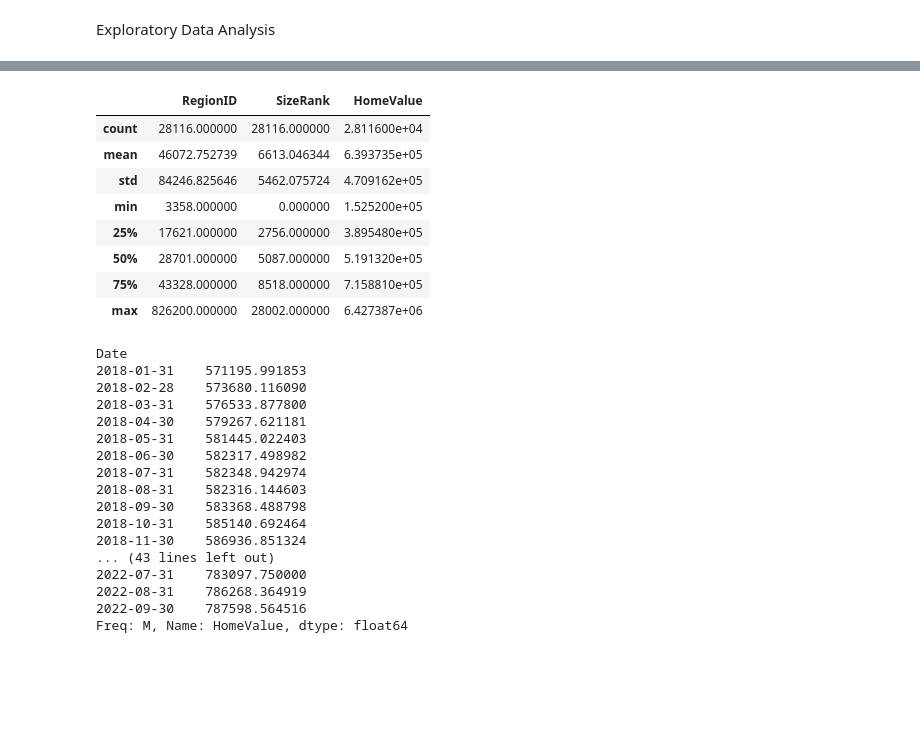
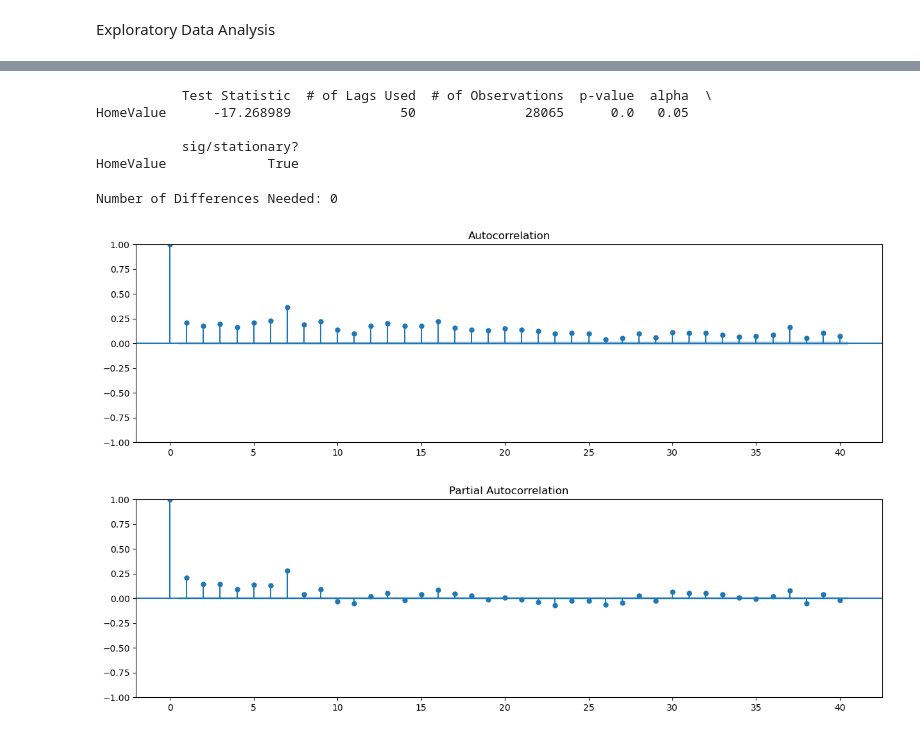
Before and after one commit to JamesCraig35/Preparing-Time-Series-from-Wide-Form-Data--Core-, a Jupyter notebook: Gridsearch SARIMA Models (Core).ipynb, the cells around one changed output, grey strips where cells are left out. Cells and saved outputs as stored; diff of their text form; code cells hidden in the pictures; blank space fills up the shorter version.

```diff
--- a/Gridsearch SARIMA Models (Core).ipynb
+++ b/Gridsearch SARIMA Models (Core).ipynb
@@ -175,9 +170,6 @@ ts.head(1)
 # %%
 # Melt the DataFrame to reshape it to long format
 ts = pd.melt(ts, id_vars=['RegionID', 'SizeRank', 'RegionName', 'RegionType', 'StateName', 'State', 'Metro', 'CountyName'], var_name='Date', value_name='HomeValue')
-
-# Convert 'Date' column to datetime format
-ts['Date'] = pd.to_datetime(ts['Date'], format='%Y-%m-%d', errors='coerce')
 # %%
 # Convert 'Date' column to datetime format
 ts['Date'] = pd.to_datetime(ts['Date'], format='%Y-%m-%d', errors='coerce')
@@ -274,32 +254,32 @@ ts['HomeValue'].plot()
-# %%
-ts.describe()
-# %% [output]
-|  | RegionID | SizeRank | HomeValue |
-| count | 28116.000000 | 28116.000000 | 2.811600e+04 |
-| mean | 46072.752739 | 6613.046344 | 6.393735e+05 |
-| std | 84246.825646 | 5462.075724 | 4.709162e+05 |
-| min | 3358.000000 | 0.000000 | 1.525200e+05 |
-| 25% | 17621.000000 | 2756.000000 | 3.895480e+05 |
-| 50% | 28701.000000 | 5087.000000 | 5.191320e+05 |
-| 75% | 43328.000000 | 8518.000000 | 7.158810e+05 |
-| max | 826200.000000 | 28002.000000 | 6.427387e+06 |
-# %%
-ts_home_value.resample('M').mean()
-# %% [output]
-Date
-2018-01-31    571195.991853
-2018-02-28    573680.116090
-2018-03-31    576533.877800
-2018-04-30    579267.621181
-2018-05-31    581445.022403
-2018-06-30    582317.498982
-2018-07-31    582348.942974
-2018-08-31    582316.144603
-2018-09-30    583368.488798
-2018-10-31    585140.692464
-2018-11-30    586936.851324
-... (43 lines left out)
-2022-07-31    783097.750000
-2022-08-31    786268.364919
-2022-09-30    787598.564516
-Freq: M, Name: HomeValue, dtype: float64
+# %%
+# Check for stationarity using your custom function
+adfuller_results = get_adfuller_results(ts['HomeValue'], label='HomeValue')
+
+# Print the ADF test results
+print(adfuller_results)
+# %% [output]
+           Test Statistic  # of Lags Used  # of Observations  p-value  alpha  \
+HomeValue      -17.268989              50              28065      0.0   0.05
+
+           sig/stationary?
+HomeValue             True
+# %%
+# Determine the number of differences needed for stationarity
+n_diffs = 0  # Set to 0 since ADF test indicated stationarity
+print(f'Number of Differences Needed: {n_diffs}')
+# %% [output]
+Number of Differences Needed: 0
+# %%
+# Plot ACF of the original series
+fig, ax = plt.subplots(figsize=(15, 4))
+plot_acf(ts['HomeValue'], lags=40, ax=ax, alpha=0.05)
+plt.show()
+# %% [output]
+[figure, added]
+# %%
+# Plot PACF of the original series
+fig, ax = plt.subplots(figsize=(15, 4))
+plot_pacf(ts['HomeValue'], lags=40, ax=ax, alpha=0.05)
+plt.show()
+# %% [output]
+[figure, added]
```
Also changed, not shown: parts of 18 cells of this notebook.
